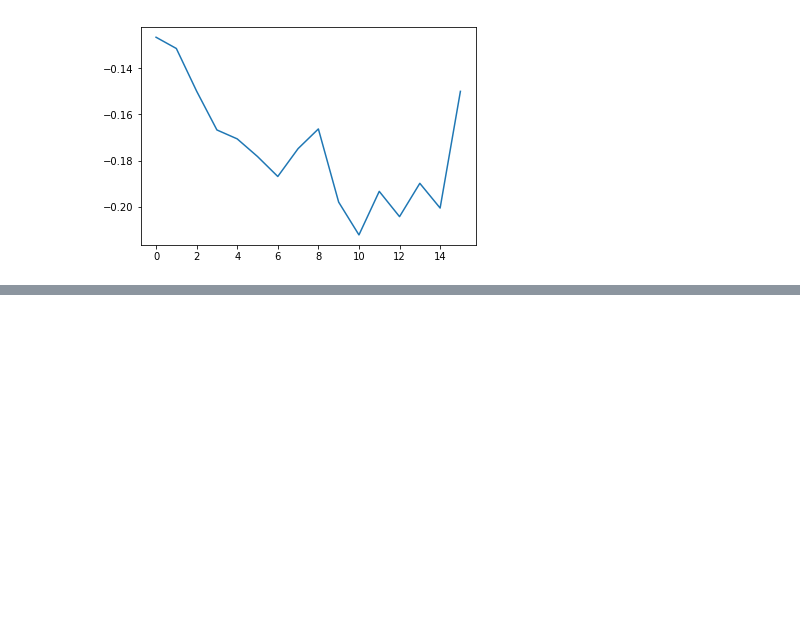
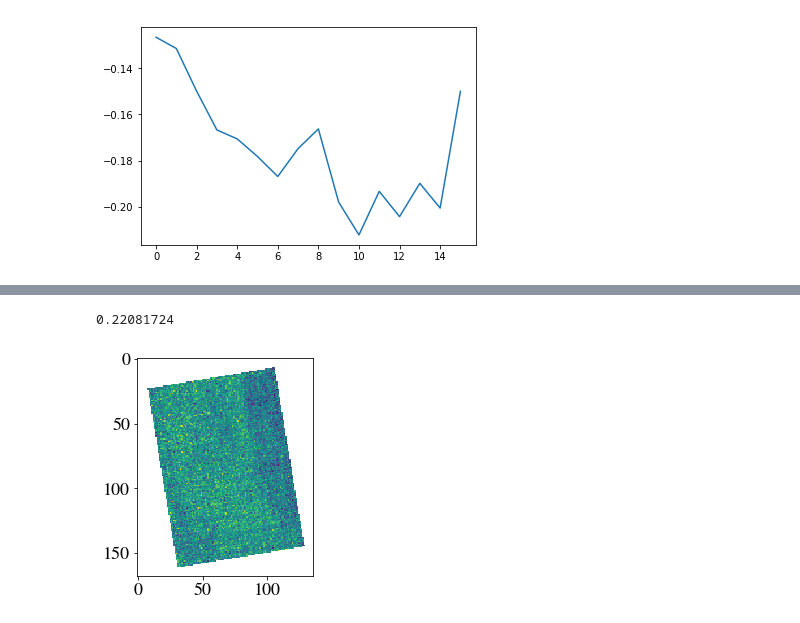
Before and after one commit to darioflute/fifipy, a Jupyter notebook: fifipy/examples/Example.ipynb, the cells around one changed output, grey strips where cells are left out. Saved outputs shown, nothing was run; the diff lists cells and outputs as text; code cells hidden in the pictures; blank space fills up the shorter version.

```diff
--- a/fifipy/examples/Example.ipynb
+++ b/fifipy/examples/Example.ipynb
@@ -21,0 +185,6 @@ plt.plot(spectra[0,:,3])
+# %%
+plt.imshow(mask)
+print(mask[50,100])
+# %% [output]
+0.22081724
+[figure, added]
```
Also changed, not shown: parts of 15 cells of this notebook, 4 other files.
